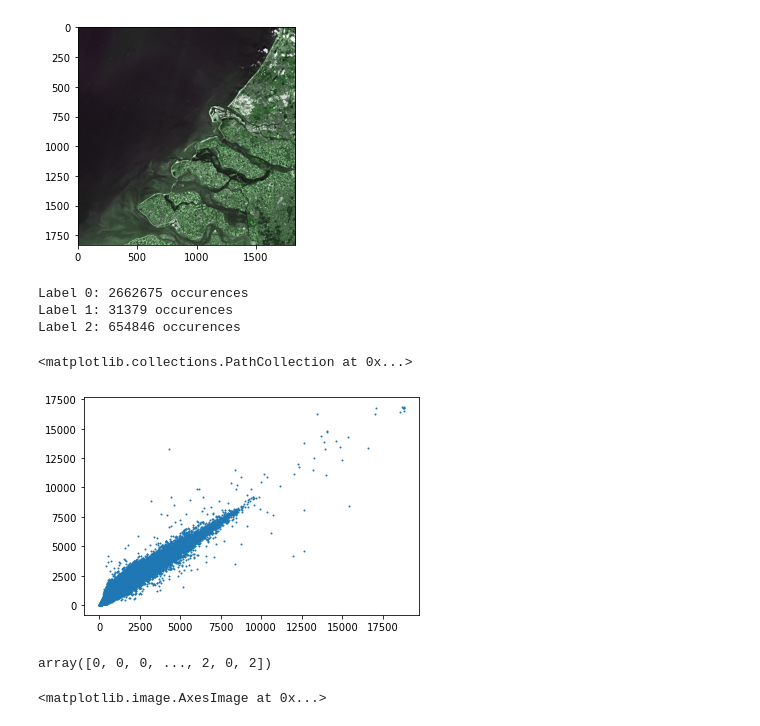
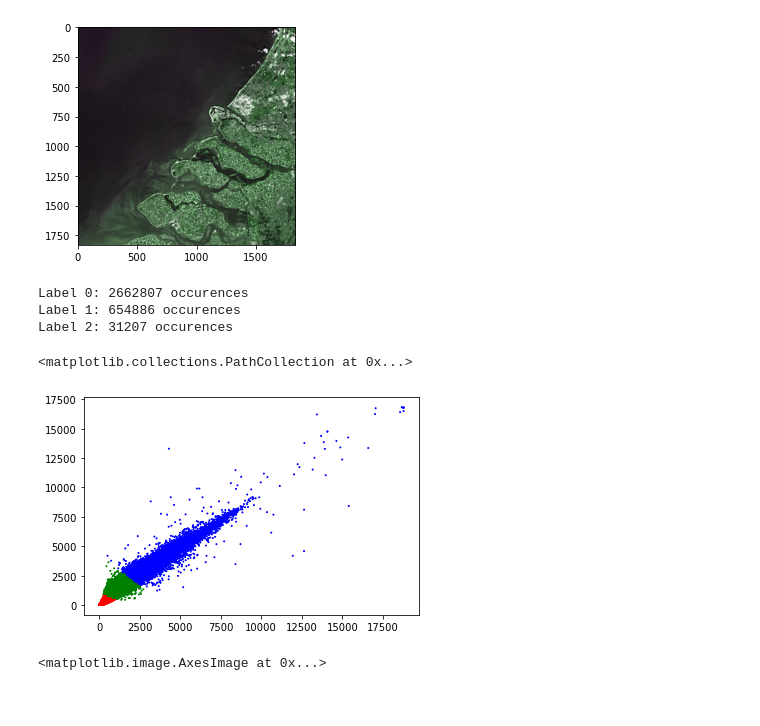
Before and after one commit to ondrej-vesely/GEO1001-hw2, a Jupyter notebook: hw2.ipynb, the cells around one changed output. Cells and saved outputs as stored; diff of their text form; code cells hidden in the pictures.

Commit message:
data fix

```diff
--- a/hw2.ipynb
+++ b/hw2.ipynb
@@ -18,9 +18,10 @@ def load_jp2(path):
 
   return d
 
-r60m = load_jp2('./data/R60m/')
-r20m = load_jp2('./data/R20m/')
-r10m = load_jp2('./data/R10m/')
+path = './GRANULE/L2A_T31UET_A025788_20200530T105134/IMG_DATA/'
+r60m = load_jp2(path + 'R60m/')
+r20m = load_jp2(path + 'R20m/')
+r10m = load_jp2(path + 'R10m/')
 # %%
 for i, (band, data) in enumerate(r60m.items()):
   ax = plt.subplot2grid((3,5), (i//5, i%5))
@@ -53,14 +54,13 @@ dataset = r60m
 n_labels = 3
 
 
-data = [dataset[band] for band in bands if band in dataset]
-stack = np.swapaxes([img.read()[0].flatten() for img in data], 0, 1)
+stack = np.vstack([dataset[band].read()[0].flatten() for band in bands]).T
 kmeans = KMeans(n_clusters=n_labels).fit(stack)
 label_arr = np.array(np.split(kmeans.labels_, data[0].width))
 
 for i in range(n_labels):
   print('Label %s: %s occurences' % (i, np.count_nonzero(kmeans.labels_ == i)))
 # %% [output]
-Label 0: 2662675 occurences
-Label 1: 31379 occurences
-Label 2: 654846 occurences
+Label 0: 2662807 occurences
+Label 1: 654886 occurences
+Label 2: 31207 occurences
@@ -72,14 +67,9 @@ for i in r60m.items():
 # %%
 rgb = np.array(['r', 'g', 'b'])
-
-plt.scatter(data[0].read()[0].flatten(), data[1].read()[0].flatten(), s=1, c=rgb[)
+plt.scatter(stack.T[0], stack.T[1], s=1, c=rgb[kmeans.labels_])
 # %% [output]
 <matplotlib.collections.PathCollection at 0x...>
-[figure, old version]
+[figure, new version]
-# %%
-kmeans.labels_
-# %% [output]
-array([0, 0, 0, ..., 2, 0, 2])
 # %%
 # location of subset
 subset = (601200.0, 5773695.0, 700, 500)
```
Also changed, not shown: parts of 1 cell of this notebook.
